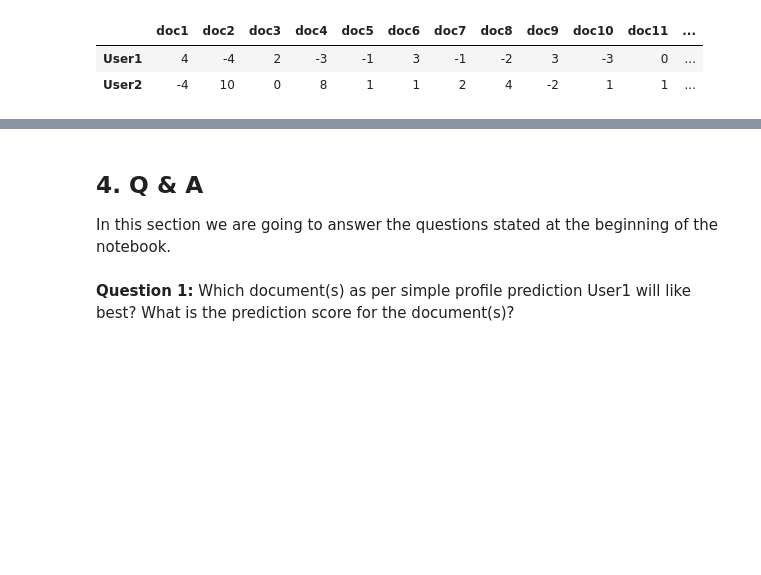
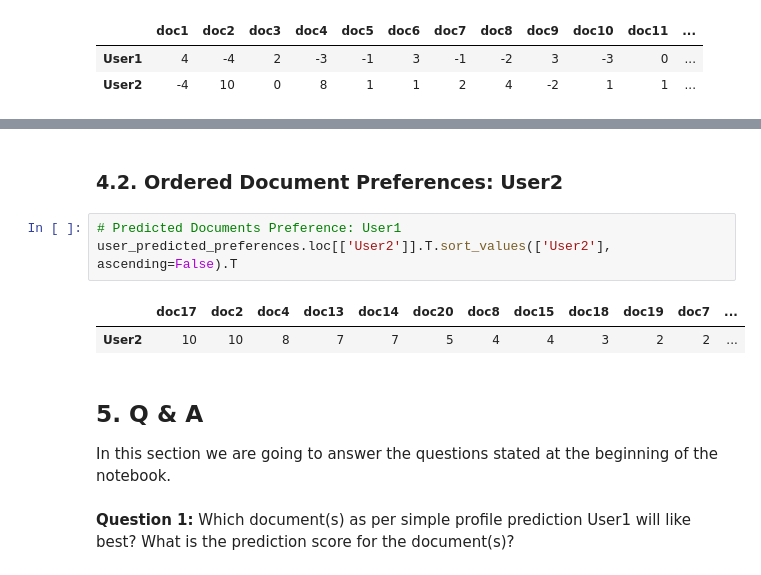
Before and after one commit to alv2017/DataAnalysis---ContentBasedRecommenders, a Jupyter notebook: notebooks/Content Based Recommenders - User Basic Profile.ipynb, the cells around one changed output, grey strips where cells are left out. Saved outputs shown, nothing was run; the diff lists cells and outputs as text; blank space fills up the shorter version.

```diff
--- a/notebooks/Content Based Recommenders - User Basic Profile.ipynb
+++ b/notebooks/Content Based Recommenders - User Basic Profile.ipynb
@@ -156,5 +164,13 @@ user_predicted_preferences
+# %% [markdown]
+### 4.2. Ordered Document Preferences: User2
+# %%
+# Predicted Documents Preference: User1
+user_predicted_preferences.loc[['User2']].T.sort_values(['User2'], ascending=False).T
+# %% [output]
+|  | doc17 | doc2 | doc4 | doc13 | doc14 | doc20 | doc8 | doc15 | doc18 | doc19 | doc7 | ... |
+| User2 | 10 | 10 | 8 | 7 | 7 | 5 | 4 | 4 | 3 | 2 | 2 | ... |
 # %% [markdown]
-## 4. Q & A
+## 5. Q & A
 
 In this section we are going to answer the questions stated at the beginning of the notebook.
 # %% [markdown]
```
Also changed, not shown: parts of 12 cells of this notebook.
